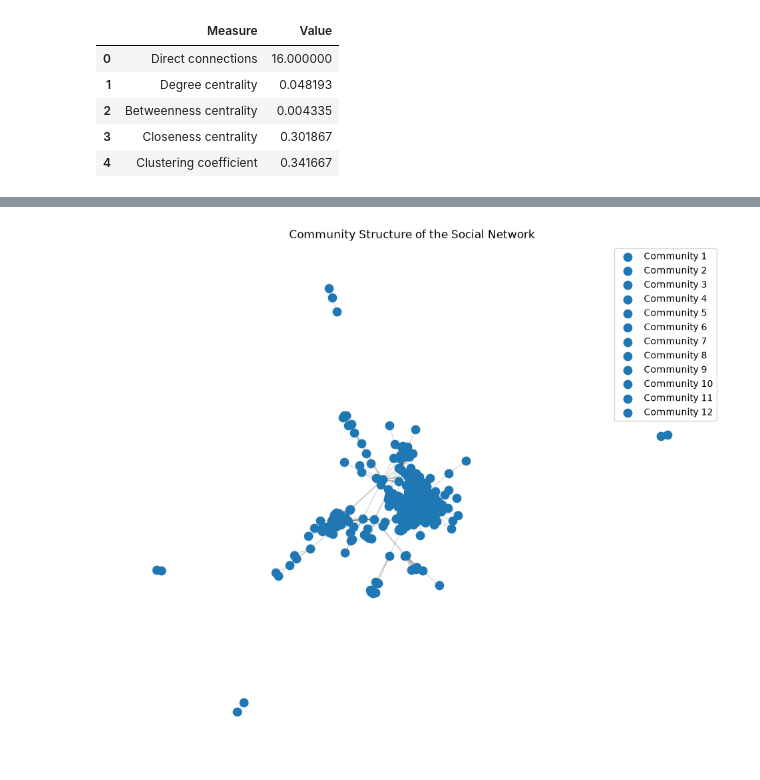
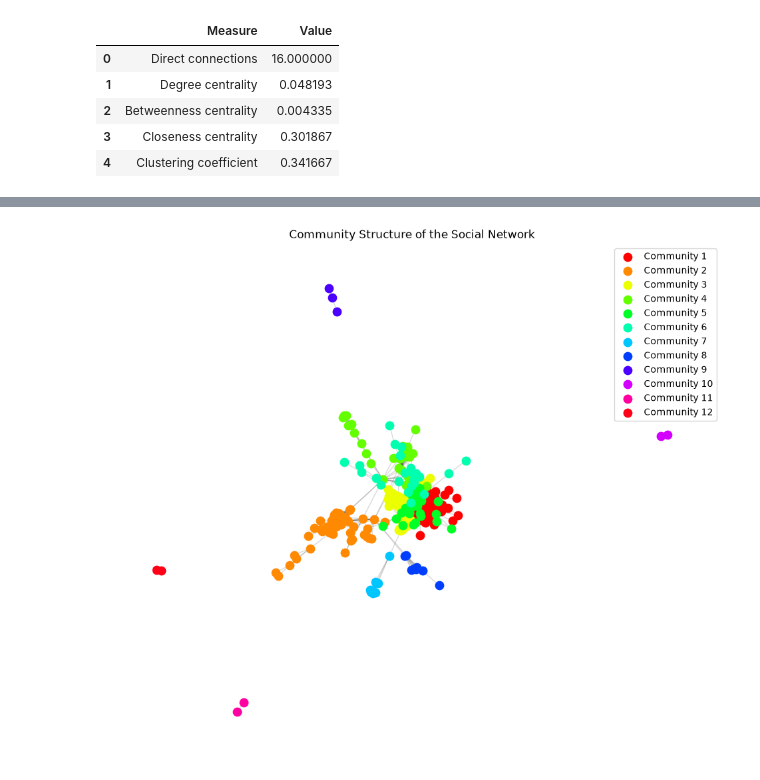
Before and after one commit to missmadam1881-oss/SNA-Tool, a Jupyter notebook: notebooks/03_model_comparison_and_sna_tool.ipynb, the cells around one changed output, grey strips where cells are left out. Cells and saved outputs as stored; diff of their text form; code cells hidden in the pictures.

Commit message:
Updated code to be more efficient and reusable by adding dynamic file paths and

```diff
--- a/notebooks/03_model_comparison_and_sna_tool.ipynb
+++ b/notebooks/03_model_comparison_and_sna_tool.ipynb
@@ -24,18 +24,22 @@ TOP_K = 100
 random.seed(RANDOM_STATE)
 np.random.seed(RANDOM_STATE)
 
+# The dataset can be changed using DATASET_PATH.
+# Example:
+# Facebook: DATASET_PATH = "../facebook/348.edges"
+# Twitter:  DATASET_PATH = "../twitter/12831.edges"
 
 # Load the validated edge-list
-
+DATASET_PATH = "../facebook/0.edges"
 edges = pd.read_csv(
-    "../facebook/0.edges",
+    DATASET_PATH,
     sep=" ",
     header=None,
     names=["source", "target"]
 )
 
 
-# — Construct the network
+#  Construct the network
 
 G = nx.Graph()
 
@@ -626,64 +980,45 @@ plt.show()
 # Nodes belonging to the same detected community are positioned
 # together to make the major groups within the network easier to interpret.
 
 # Use the communities identified during network analysis
 
-communities = list(
-    nx.community.greedy_modularity_communities(G)
-)
+# Detect communities
+communities = list(nx.community.greedy_modularity_communities(G))
 
-
+# Create community map
 community_map = {}
-
 for community_id, community in enumerate(communities):
-
     for node in community:
-
         community_map[node] = community_id
 
-
-pos = nx.spring_layout(
-    G,
-    seed=RANDOM_STATE
-)
-
+# Position nodes
+pos = nx.spring_layout(G, seed=RANDOM_STATE)
 
 plt.figure(figsize=(12, 10))
 
+# Draw network edges
+nx.draw_networkx_edges(G, pos, alpha=0.15)
 
-# Draw network edges
-
-nx.draw_networkx_edges(
-    G,
-    pos,
-    alpha=0.15
-)
-
+# Create exactly as many colours as there are communities
+cmap = plt.colormaps["hsv"].resampled(len(communities))
 
 # Draw nodes according to their community
-
 for community_id, community in enumerate(communities):
-
     nx.draw_networkx_nodes(
         G,
         pos,
         nodelist=list(community),
         node_size=80,
+        node_color=[cmap(community_id)],   # UNIQUE COLOUR
         label=f"Community {community_id + 1}"
     )
 
-
-plt.title(
-    "Community Structure of the Social Network"
-)
-
+plt.title("Community Structure of the Social Network")
 plt.legend()
-
 plt.axis("off")
-
 plt.show()
 # %% [output]
-[figure, old version]
+[figure, new version]
 # %%
 # — Integrated SNA user analysis
 # This function combines the main user-level SNA measures
```
Also changed, not shown: parts of 11 cells of this notebook.
